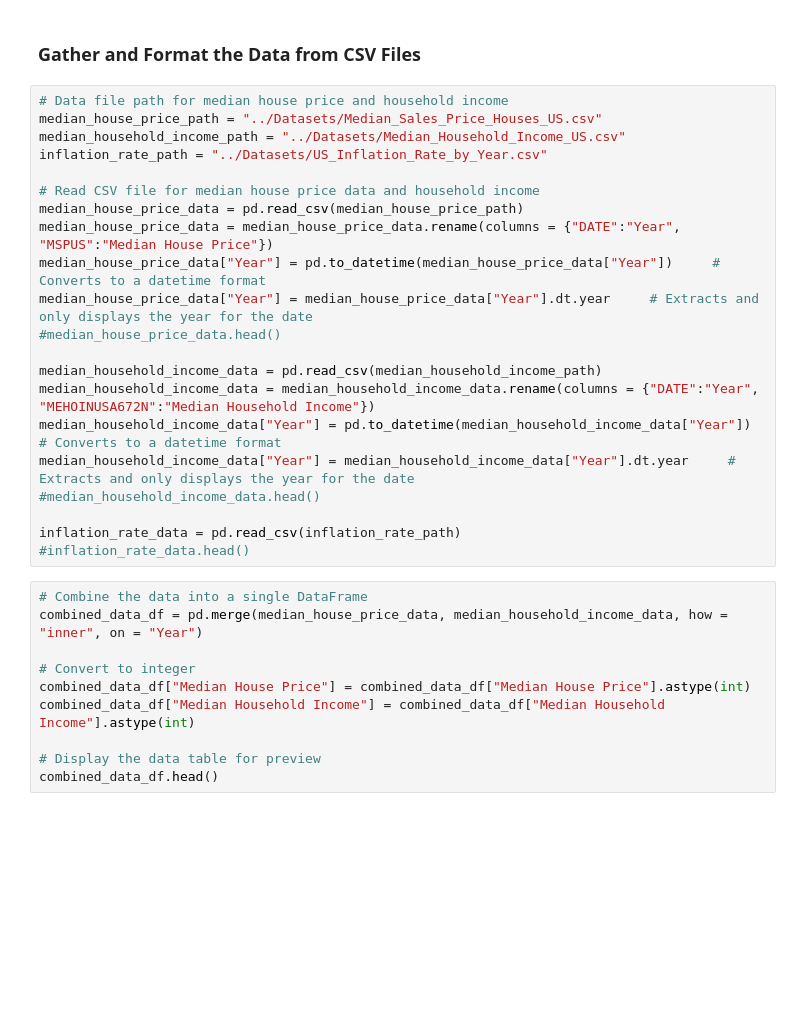
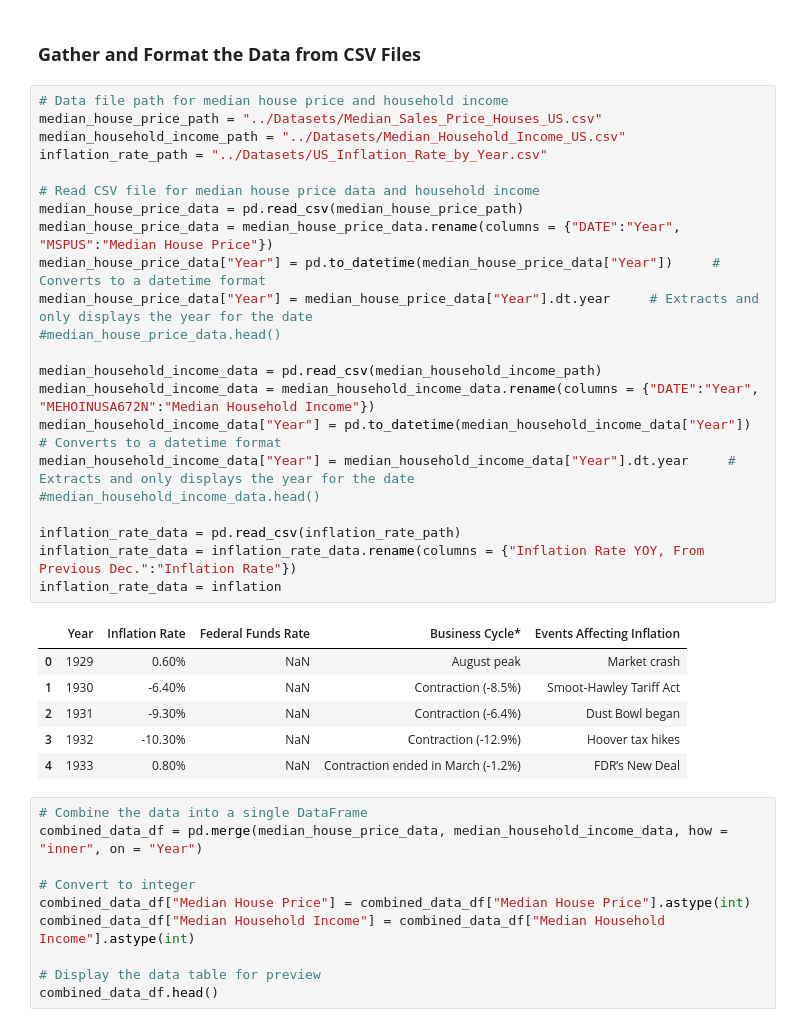
Before and after one commit to Sethdcarter/group8_data_project_1, a Jupyter notebook: Codes/Median_House_Price_vs_Household_Income.ipynb, the cells around one changed output. Cells and saved outputs as stored; diff of their text form; blank space fills up the shorter version.

```diff
--- a/Codes/Median_House_Price_vs_Household_Income.ipynb
+++ b/Codes/Median_House_Price_vs_Household_Income.ipynb
@@ -38,24 +38,32 @@ inflation_api_url
 # %%
 # Data file path for median house price and household income
 median_house_price_path = "../Datasets/Median_Sales_Price_Houses_US.csv"
 median_household_income_path = "../Datasets/Median_Household_Income_US.csv"
 inflation_rate_path = "../Datasets/US_Inflation_Rate_by_Year.csv"
 
 # Read CSV file for median house price data and household income
 median_house_price_data = pd.read_csv(median_house_price_path)
 median_house_price_data = median_house_price_data.rename(columns = {"DATE":"Year", "MSPUS":"Median House Price"})
 median_house_price_data["Year"] = pd.to_datetime(median_house_price_data["Year"])     # Converts to a datetime format
 median_house_price_data["Year"] = median_house_price_data["Year"].dt.year     # Extracts and only displays the year for the date
 #median_house_price_data.head()
 
 median_household_income_data = pd.read_csv(median_household_income_path)
 median_household_income_data = median_household_income_data.rename(columns = {"DATE":"Year", "MEHOINUSA672N":"Median Household Income"})
 median_household_income_data["Year"] = pd.to_datetime(median_household_income_data["Year"])     # Converts to a datetime format
 median_household_income_data["Year"] = median_household_income_data["Year"].dt.year     # Extracts and only displays the year for the date
 #median_household_income_data.head()
 
 inflation_rate_data = pd.read_csv(inflation_rate_path)
-#inflation_rate_data.head()
+inflation_rate_data = inflation_rate_data.rename(columns = {"Inflation Rate YOY, From Previous Dec.":"Inflation Rate"})
+inflation_rate_data = inflation
+# %% [output]
+|  | Year | Inflation Rate | Federal Funds Rate | Business Cycle* | Events Affecting Inflation |
+| 0 | 1929 | 0.60% | NaN | August peak | Market crash |
+| 1 | 1930 | -6.40% | NaN | Contraction (-8.5%) | Smoot-Hawley Tariff Act |
+| 2 | 1931 | -9.30% | NaN | Contraction (-6.4%) | Dust Bowl began |
+| 3 | 1932 | -10.30% | NaN | Contraction (-12.9%) | Hoover tax hikes |
+| 4 | 1933 | 0.80% | NaN | Contraction ended in March (-1.2%) | FDR’s New Deal |
 # %%
 # Combine the data into a single DataFrame
 combined_data_df = pd.merge(median_house_price_data, median_household_income_data, how = "inner", on = "Year")
```
Also changed, not shown: parts of 2 cells of this notebook, 1 other file.
